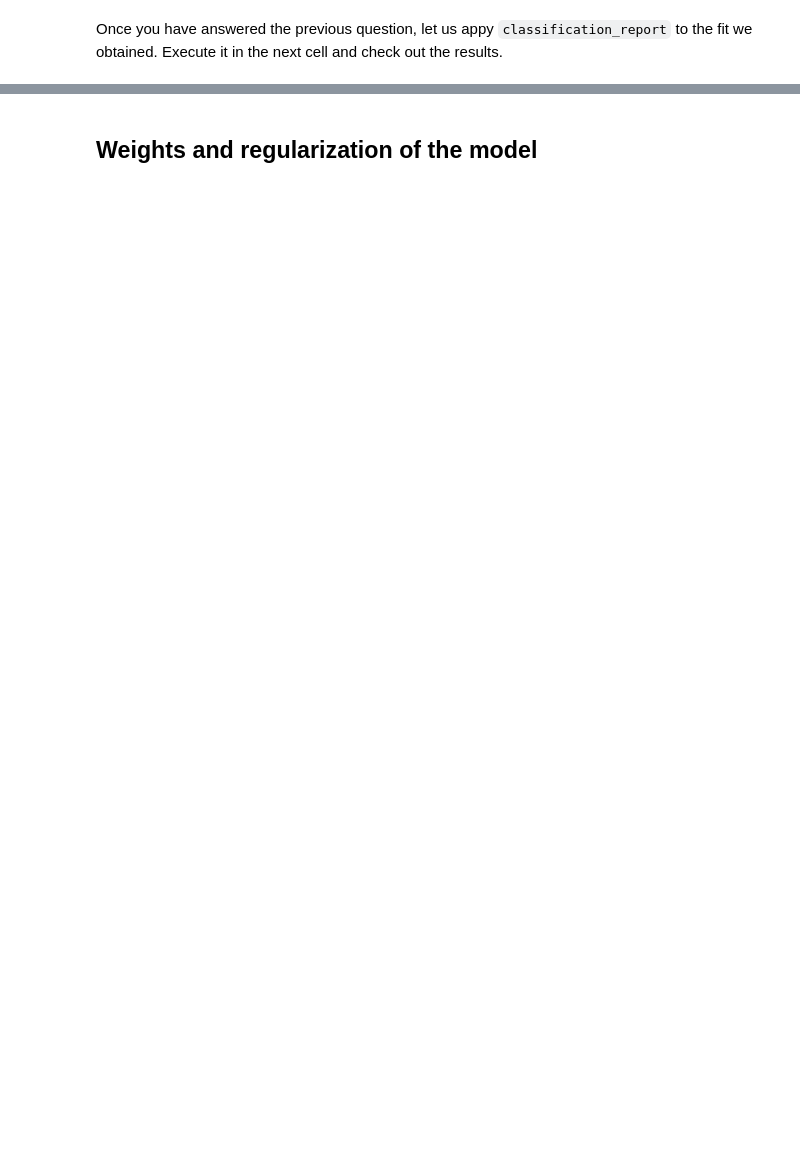
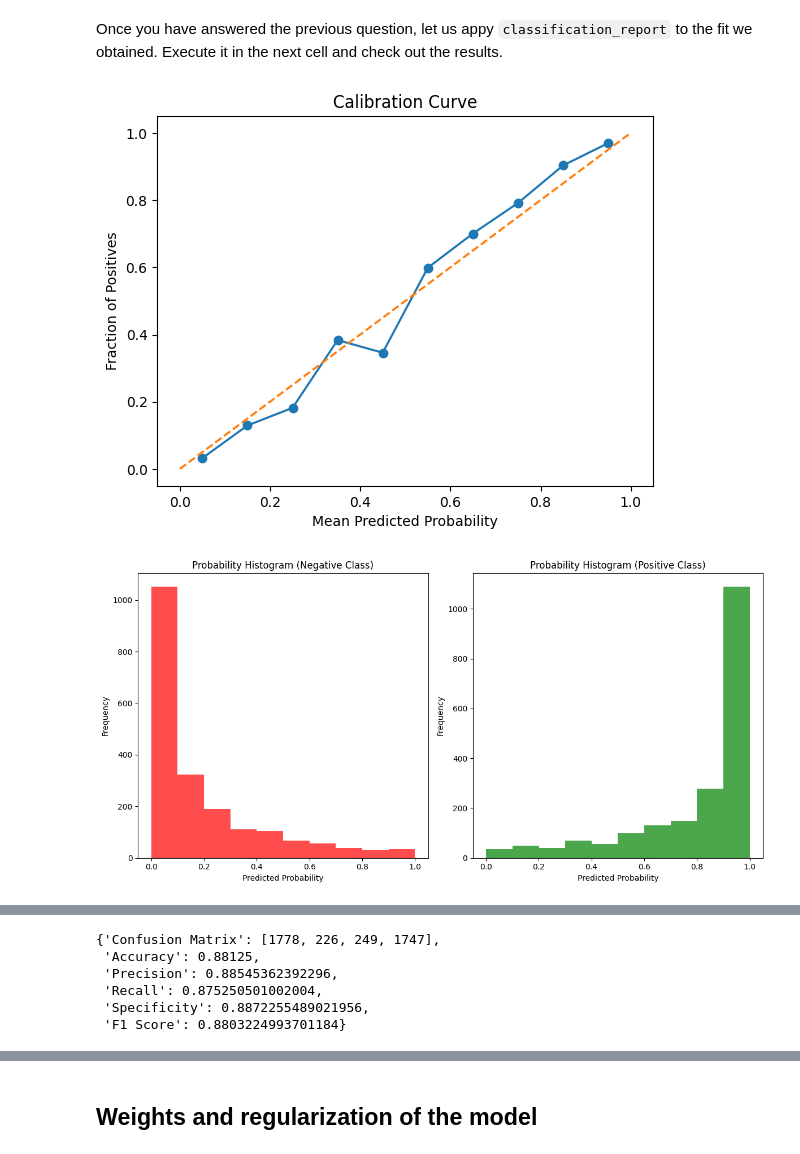
Before and after one commit to ICAI-IMAT-ML/p2-5-202304626, a Jupyter notebook: notebook/Lab2_5_LogisticRegression_and_regularization.ipynb, the cells around one changed output, grey strips where cells are left out. Drawn from its saved outputs; the diff is of its cells as text; code cells hidden in the pictures; blank space fills up the shorter version.

```diff
--- a/notebook/Lab2_5_LogisticRegression_and_regularization.ipynb
+++ b/notebook/Lab2_5_LogisticRegression_and_regularization.ipynb
@@ -43,3 +43,6 @@ For the initial part of the lab you will only need to complete the `.fit`, `.log
 from src.Lab2_5_LogisticRegression_and_regularization import LogisticRegressor
 # %% [markdown]
 Now, let us import the dataset, as usual. Load the `synthetic_data.csv` file and split it into `X` (inputs) and `y` (output). The input variables are named as `input_XX` and the (sole) target variable is named `target`. As you will see, it is a dataset where the target variable is binary categorical, coded with `1`s and `0`s.
+# %%
+df = pd.read_csv("data/synthetic_dataset.csv", sep = ",")
+df.head()
@@ -46,11 +63,9 @@ Now, let us import the dataset, as usual. Load the `synthetic_data.csv` file and
 # %%
-df = pd.read_csv("synthetic_dataset.csv", sep = ",")
-
 # TODO: Separate the X and y values
-X = None
-y = None
+X = df.iloc[:,0:20]
+y = df["target"]
 
 # Convert the pandas dataframes into np.arrays so that we can use all the previous codes we defined
 # Warning: Watch out for the dimensions!!
-X = None
-y = None
+X = np.array(X)
+y = np.array(y)
@@ -161,4 +212,7 @@ In particular, take a look at the `classification_report` function. Before you c
 Once you have answered the previous question, let us appy `classification_report` to the fit we obtained. Execute it in the next cell and check out the results.
 # %%
 # TODO: Apply the classification_report function for the **TRAIN dataset predictions**
-classification_report(None, None, 1)
+classification_report(y_true=y_train, y_probs=y_train_prob, positive_label=1)
+# %% [output]
+[figure, added]
+[figure, added]
@@ -165,2 +220,8 @@ classification_report(None, None, 1)
+{'Confusion Matrix': [1778, 226, 249, 1747],
+ 'Accuracy': 0.88125,
+ 'Precision': 0.88545362392296,
+ 'Recall': 0.875250501002004,
+ 'Specificity': 0.8872255489021956,
+ 'F1 Score': 0.8803224993701184}
 # %%
 # TODO: Apply the classification_report function for the **TEST dataset predictions**
```
Also changed, not shown: parts of 17 cells of this notebook, 1 other file.
